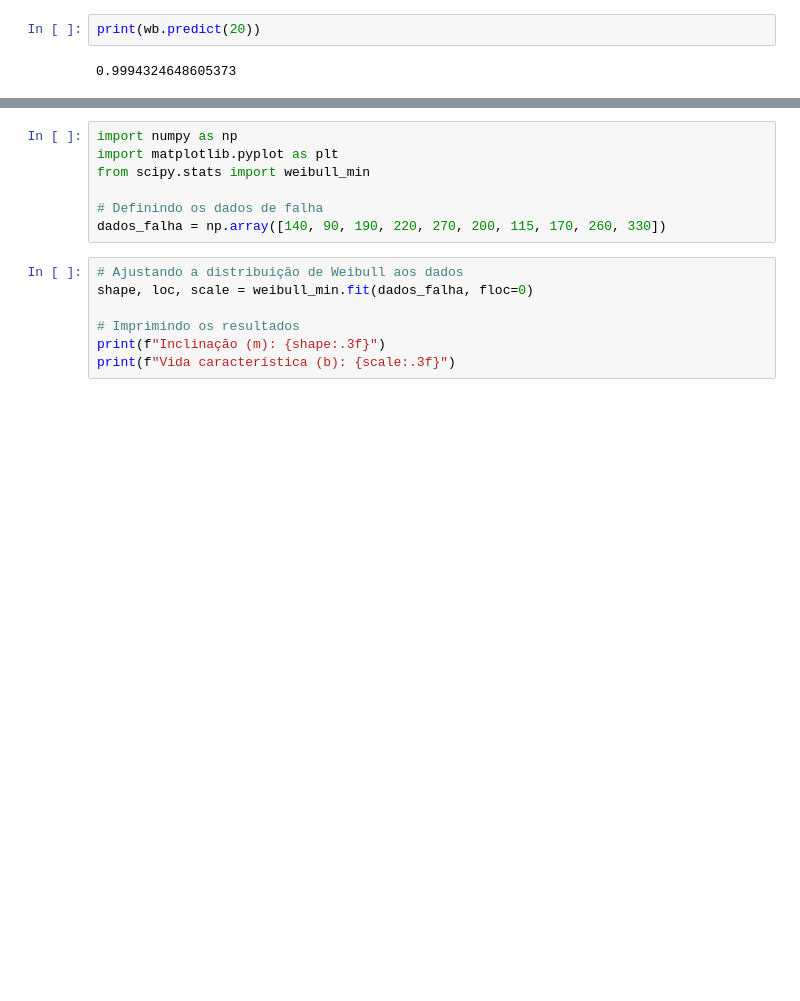
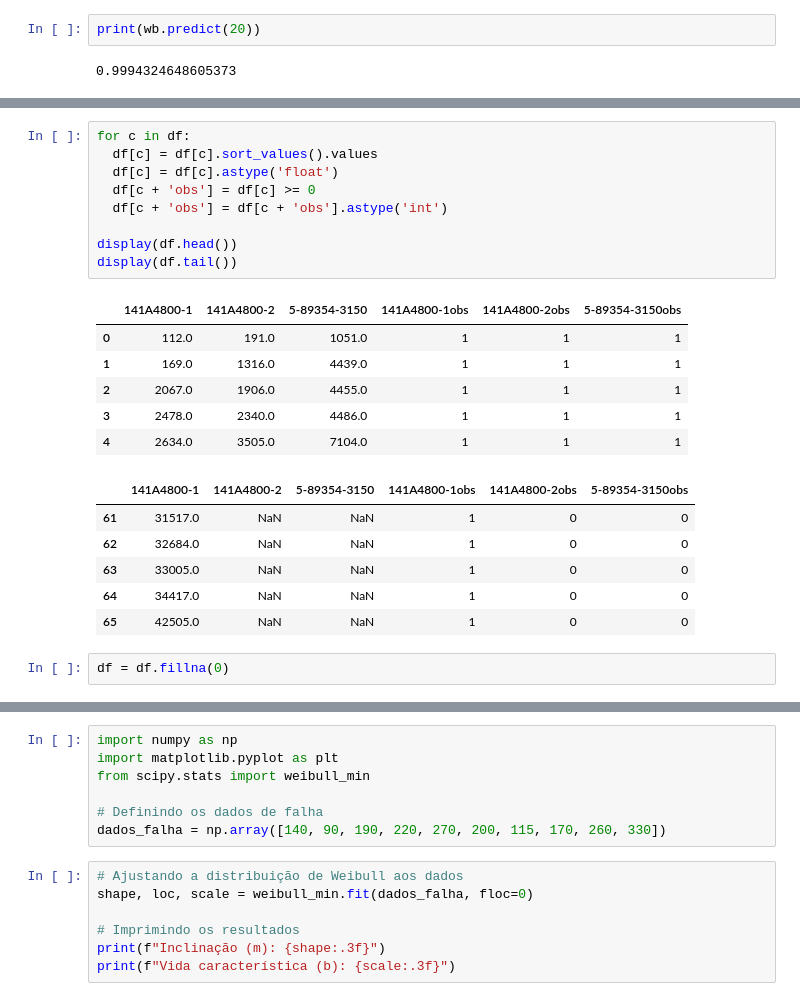
Before and after one commit to Rogerio-mack/work, a Jupyter notebook: Curva_de_Weibull.ipynb, the cells around one changed output, grey strips where cells are left out. Cells and saved outputs as stored; diff of their text form; blank space fills up the shorter version.

```diff
--- a/Curva_de_Weibull.ipynb
+++ b/Curva_de_Weibull.ipynb
@@ -49,0 +69,24 @@ plt.show()
+# %%
+for c in df:
+  df[c] = df[c].sort_values().values
+  df[c] = df[c].astype('float')
+  df[c + 'obs'] = df[c] >= 0
+  df[c + 'obs'] = df[c + 'obs'].astype('int')
+
+display(df.head())
+display(df.tail())
+# %% [output]
+|  | 141A4800-1 | 141A4800-2 | 5-89354-3150 | 141A4800-1obs | 141A4800-2obs | 5-89354-3150obs |
+| 0 | 112.0 | 191.0 | 1051.0 | 1 | 1 | 1 |
+| 1 | 169.0 | 1316.0 | 4439.0 | 1 | 1 | 1 |
+| 2 | 2067.0 | 1906.0 | 4455.0 | 1 | 1 | 1 |
+| 3 | 2478.0 | 2340.0 | 4486.0 | 1 | 1 | 1 |
+| 4 | 2634.0 | 3505.0 | 7104.0 | 1 | 1 | 1 |
+|  | 141A4800-1 | 141A4800-2 | 5-89354-3150 | 141A4800-1obs | 141A4800-2obs | 5-89354-3150obs |
+| 61 | 31517.0 | NaN | NaN | 1 | 0 | 0 |
+| 62 | 32684.0 | NaN | NaN | 1 | 0 | 0 |
+| 63 | 33005.0 | NaN | NaN | 1 | 0 | 0 |
+| 64 | 34417.0 | NaN | NaN | 1 | 0 | 0 |
+| 65 | 42505.0 | NaN | NaN | 1 | 0 | 0 |
+# %%
+df = df.fillna(0)
```
Also changed, not shown: parts of 5 cells of this notebook.
